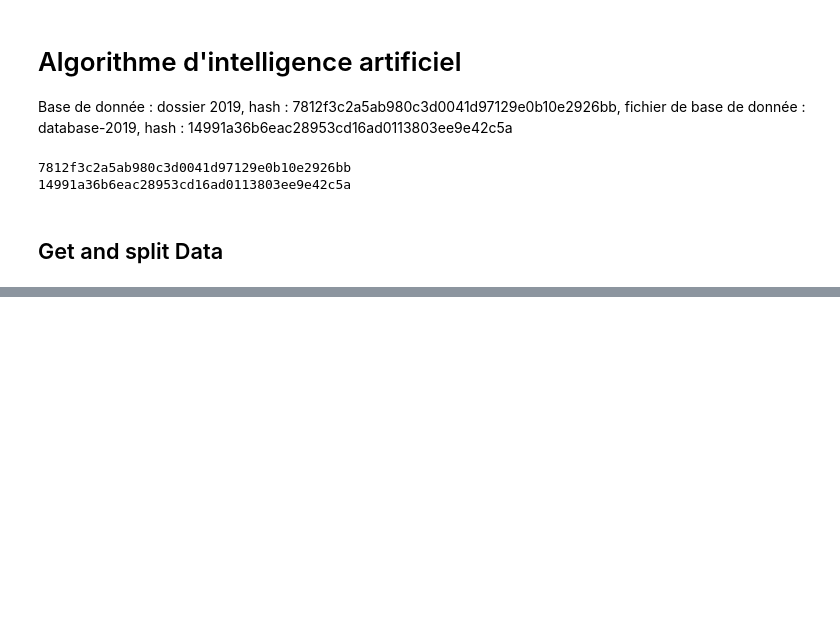
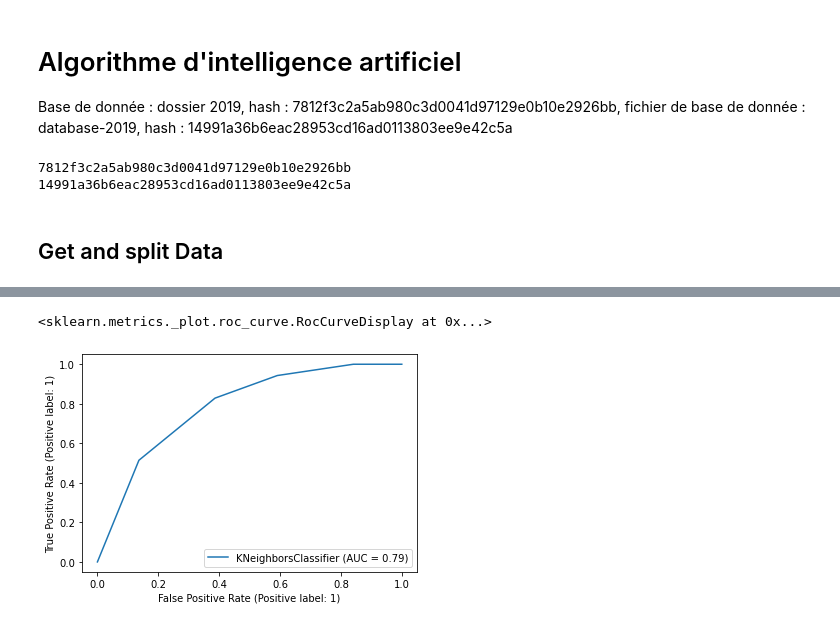
Before and after one commit to Yuremon/GCMS, a Jupyter notebook: src/machine_learning.ipynb, the cells around one changed output, grey strips where cells are left out. Cells and saved outputs as stored; diff of their text form; code cells hidden in the pictures; blank space fills up the shorter version.

```diff
--- a/src/machine_learning.ipynb
+++ b/src/machine_learning.ipynb
@@ -39,3 +35,0 @@ X_train, X_test, y_train, y_test = train_test_split(X, y, test_size=0.2)
-# %%
-clf = svm.SVC()
-clf.fit(X_train, y_train)
@@ -43,0 +38,16 @@ SVC()
+# %%
+from sklearn.model_selection import GridSearchCV
+from sklearn.neighbors import KNeighborsClassifier
+import numpy as np
+
+grid_params = {
+    'n_neighbors': np.arange(1,20),
+    'metric': ['euclidean', 'manhattan', 'chebyshev', 'minkowski'],
+    'algorithm': ['auto', 'ball_tree', 'kd_tree', 'brute']
+}
+
+grid = GridSearchCV(KNeighborsClassifier(), grid_params, cv=5)
+grid.fit(X_train, y_train)
+model = grid.best_estimator_
+print(grid.best_params_)
+print(grid.best_score_)
@@ -48,0 +80,7 @@ plot_confusion_matrix_from_data(y_test, predictions,columns=['non normal','norma
+# %%
+from sklearn.metrics import plot_roc_curve
+
+plot_roc_curve(model, X_test, y_test)
+# %% [output]
+<sklearn.metrics._plot.roc_curve.RocCurveDisplay at 0x...>
+[figure, added]
```
Also changed, not shown: parts of 7 cells of this notebook, 3 other files.
